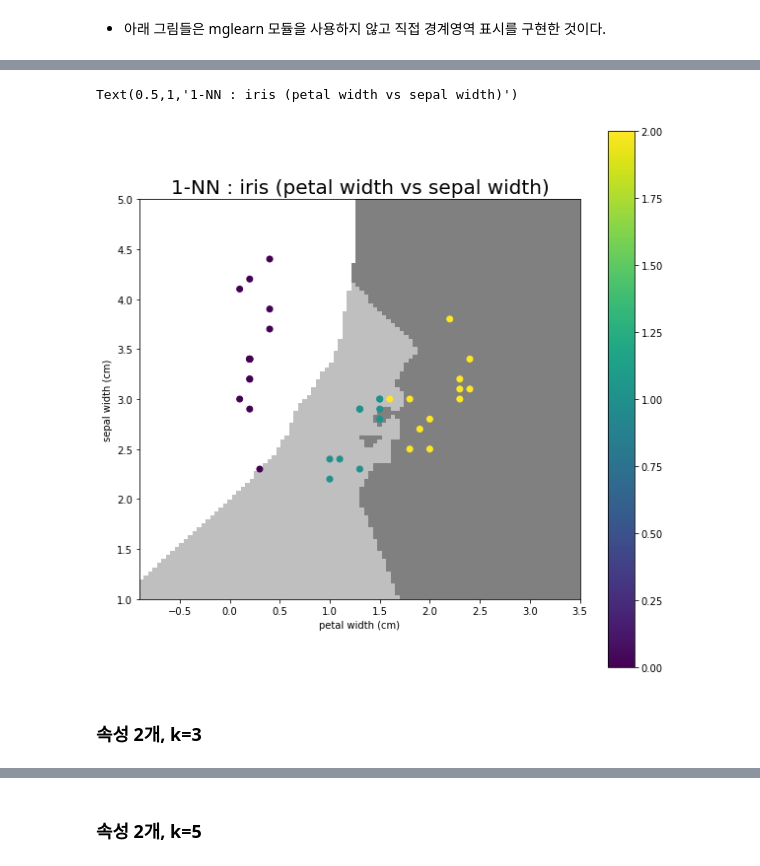
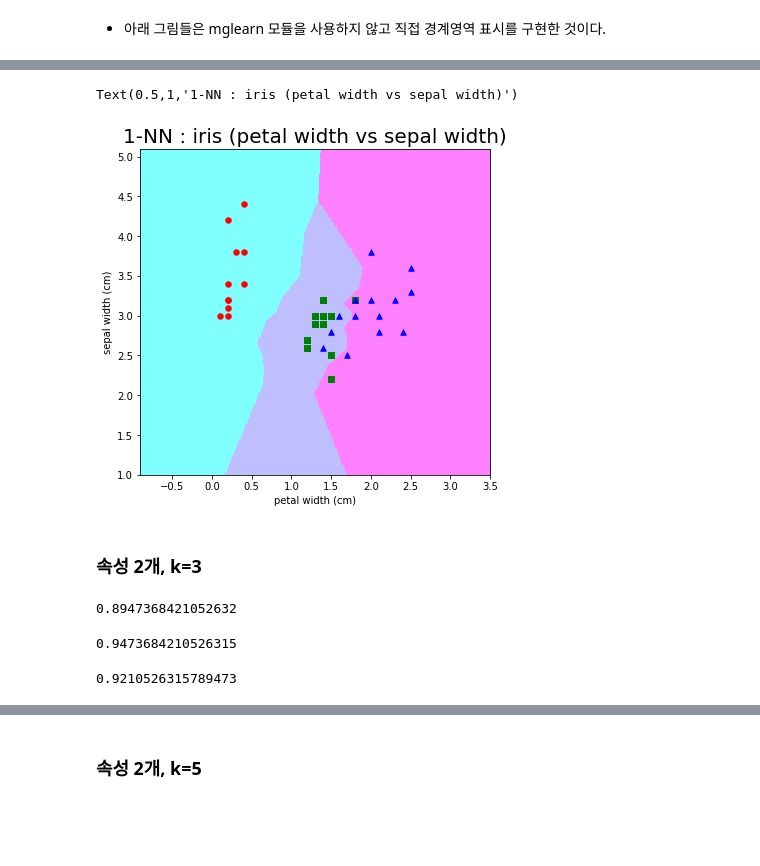
Before and after one commit to gubosd/lecture6, a Jupyter notebook: 머신러닝/02_지도학습_01_kNN.ipynb, the cells around one changed output, grey strips where cells are left out. Cells and saved outputs as stored; diff of their text form; code cells hidden in the pictures; blank space fills up the shorter version.

```diff
--- a/머신러닝/02_지도학습_01_kNN.ipynb
+++ b/머신러닝/02_지도학습_01_kNN.ipynb
@@ -238,32 +219,58 @@ Text(0.5,1,'1-NN : iris (petal width vs sepal width)')
 # %%
 # draw boundary
-scale = 100
+scale = 300
 xmax = X_train[:,0].max()+1
 xmin = X_train[:,0].min()-1
 ymax = X_train[:,1].max()+1
 ymin = X_train[:,1].min()-1
 
 xx = np.linspace(xmin,xmax,scale)
 yy = np.linspace(ymin,ymax,scale)
 data1, data2 = np.meshgrid(xx,yy)
 X_grid = np.c_[data1.ravel(), data2.ravel()]
 pred_y = model.predict(X_grid)
 
-fig=plt.figure(figsize=[10,10])
+fig=plt.figure(figsize=[8,6])
 
 plt.imshow(pred_y.reshape(scale,scale), interpolation=None, origin='lower',
-                extent=[xmin,xmax,ymin,ymax], alpha=0.5, cmap='gray_r')
+                extent=[xmin,xmax,ymin,ymax], alpha=0.5, cmap='cool')
 
 # draw X_train
-#plt.scatter(X_train[:,0], X_train[:,1], c=y_train)
-plt.scatter(X_test[:,0], X_test[:,1], c=y_test)
-plt.colorbar()
+markers = np.array(['o','s','^'])
+plt.scatter(X_test[:,0][y_test==0], X_test[:,1][y_test==0], c='red', s=30, marker=markers[0])
+plt.scatter(X_test[:,0][y_test==1], X_test[:,1][y_test==1], c='green', s=30, marker=markers[1])
+plt.scatter(X_test[:,0][y_test==2], X_test[:,1][y_test==2], c='blue', s=30, marker=markers[2])
+#plt.colorbar()
 
 plt.xlabel(iris.feature_names[col1])
 plt.ylabel(iris.feature_names[col2])
 plt.title('1-NN : iris (petal width vs sepal width)',fontsize=20)
 # %% [output]
 Text(0.5,1,'1-NN : iris (petal width vs sepal width)')
-[figure, old version]
+[figure, new version]
 # %% [markdown]
 ### 속성 2개, k=3
+# %%
+model1 = KNeighborsClassifier(n_neighbors=1) # 3!!!
+model1.fit(X_train, y_train)
+
+score = model1.score(X_test, y_test)
+display(score)
+# %% [output]
+0.8947368421052632
+# %%
+model3 = KNeighborsClassifier(n_neighbors=3) # 3!!!
+model3.fit(X_train, y_train)
+
+score = model3.score(X_test, y_test)
+display(score)
+# %% [output]
+0.9473684210526315
+# %%
+model5 = KNeighborsClassifier(n_neighbors=5) # 3!!!
+model5.fit(X_train, y_train)
+
+score = model5.score(X_test, y_test)
+display(score)
+# %% [output]
+0.9210526315789473
```
Also changed, not shown: parts of 11 cells of this notebook.
